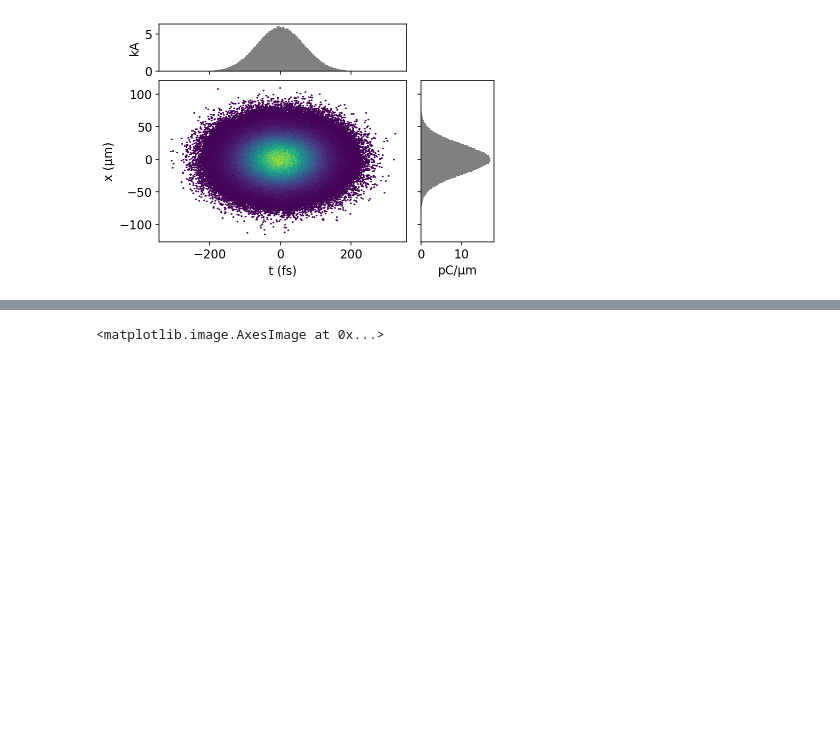
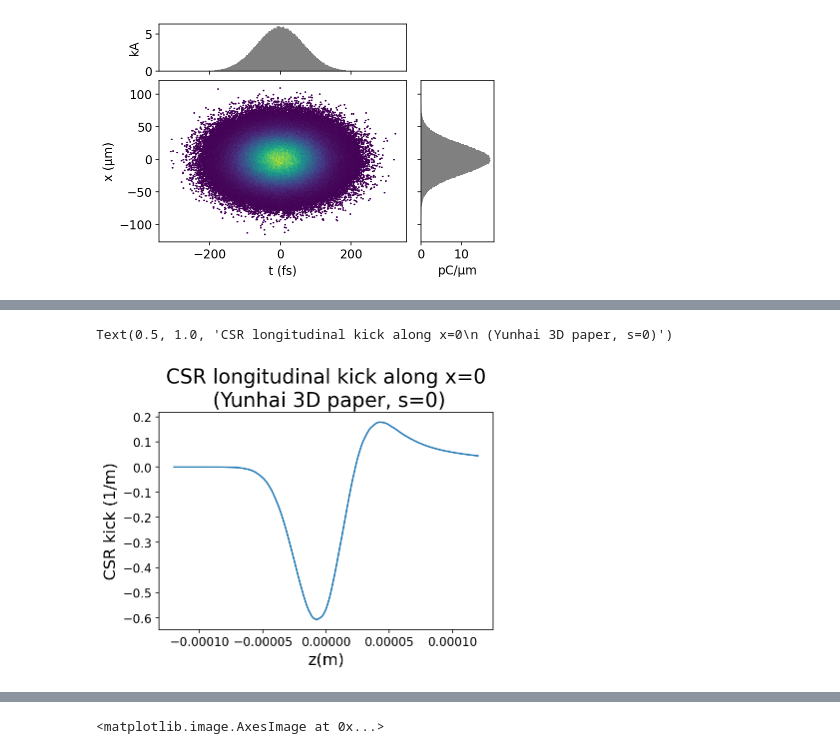
Before and after one commit to weiyuanlou/PyCSR2D, a Jupyter notebook: benchmarking/one_bend/CT2.ipynb, the cells around one changed output, grey strips where cells are left out. Drawn from its saved outputs; the diff is of its cells as text; code cells hidden in the pictures; blank space fills up the shorter version.

```diff
--- a/benchmarking/one_bend/CT2.ipynb
+++ b/benchmarking/one_bend/CT2.ipynb
@@ -288,0 +300,11 @@ plt.plot(output['zvec'],output['Ws_grid'][:,100])
+# %%
+kick_factor = r_e*Q/e_charge/gamma
+
+plt.plot(output['zvec'],output['Ws_grid'][:,100]*kick_factor  *P0c/W0)
+plt.xlabel('z(m)', fontsize=16)
+plt.ylabel('CSR kick (1/m)', fontsize=16)
+plt.title('CSR longitudinal kick along x=0\n (Yunhai 3D paper, s=0)',  fontsize=20)
+#plt.legend()
+# %% [output]
+Text(0.5, 1.0, 'CSR longitudinal kick along x=0\n (Yunhai 3D paper, s=0)')
+[figure, added]
```
Also changed, not shown: parts of 13 cells of this notebook, 3 other files.
